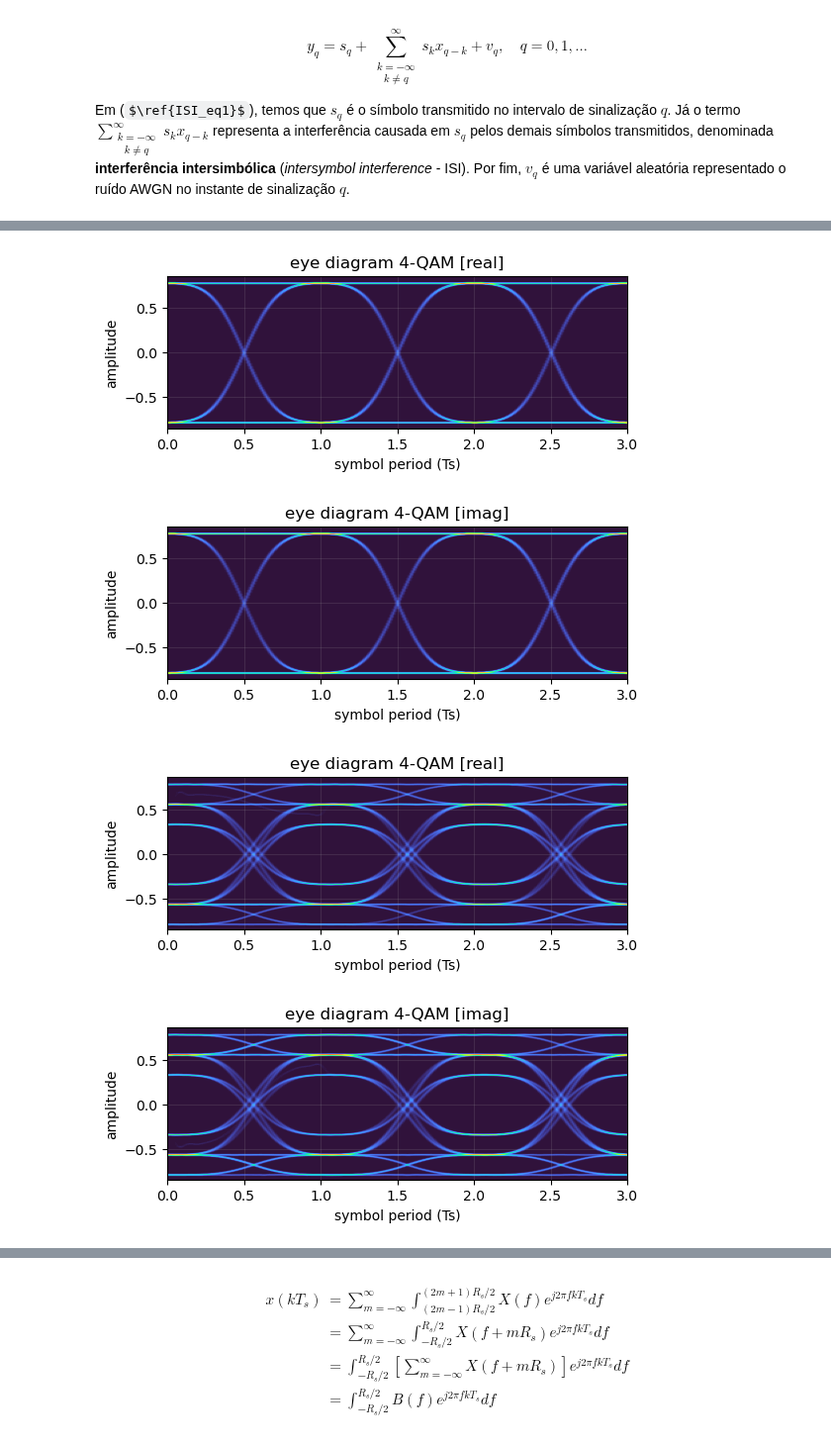
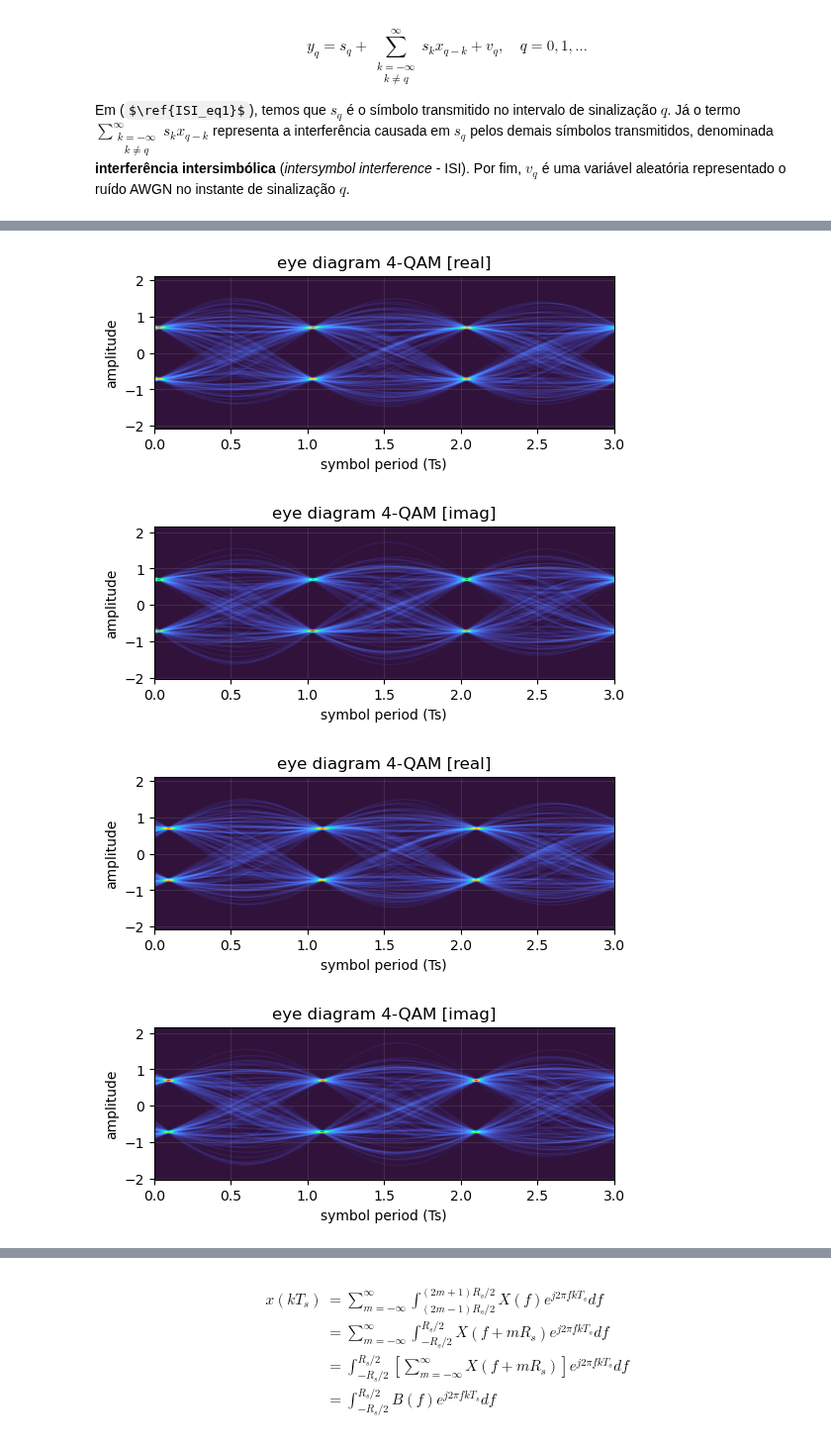
Before and after one commit to edsonportosilva/TDI, a Jupyter notebook: jupyter/4 - Transmissão digital em canais limitados em banda.ipynb, the cells around one changed output, grey strips where cells are left out. Shown at 99% size. Cells and saved outputs as stored; diff of their text form; code cells hidden in the pictures; some formulas as TeX source.

```diff
--- a/jupyter/4 - Transmissão digital em canais limitados em banda.ipynb
+++ b/jupyter/4 - Transmissão digital em canais limitados em banda.ipynb
@@ -241,6 +241,7 @@ symbTx = pnorm(symbTx) # power normalization
 
 # resposta do canal linear
 h_ch = np.array([0, 0.2, 1, 0.2])
+h_ch = np.array([0, 0, 1, 0])
 
 # upsampling
 symbolsUp = upsample(symbTx, SpS)
@@ -248,37 +249,35 @@ h_ch_Up = upsample(h_ch, SpS)
 h_ch_Up = h_ch_Up/np.sum(h_ch_Up)
 
 # pulso NRZ típico
-pulse = pulseShape('nrz', SpS)
+pulse = pulseShape('rrc', SpS, N=4096, alpha=0.005)
 pulse = pulse/np.sum(pulse)
 
 # formatação de pulso
 sigTx = firFilter(pulse, symbolsUp)
 sigTx = pnorm(sigTx)
 
 # canal linear
 sigRx = firFilter(h_ch_Up, sigTx)
 
 # ruído gaussiano branco
 Namostras = sigTx.size
 σ2  = 1e-7 # variância
 μ   = 0         # média
 
 σ      = np.sqrt(σ2*SpS)
 ruido  = normal(μ, σ, Namostras)
 ruidoC  = (normal(μ, σ, Namostras) + 1j*normal(μ, σ, Namostras))/np.sqrt(2)
 
 # diagrama de olho
 Nsamples = sigTx.size
 if constType == 'pam':
     eyediagram(sigTx.real, Nsamples, SpS, plotlabel= str(M)+'-PAM', ptype='fancy')
     eyediagram((sigRx + ruido).real, Nsamples, SpS, plotlabel= str(M)+'-PAM', ptype='fancy')
 else:
     eyediagram(sigTx, Nsamples, SpS, plotlabel= str(M)+'-QAM', ptype='fancy')
     eyediagram(sigRx + ruidoC, Nsamples, SpS, plotlabel= str(M)+'-QAM', ptype='fancy')
-
-pconst(pnorm((sigRx + ruidoC)[10*SpS:-10*SpS:SpS]), pType='fast', R=1.5);
 # %% [output]
-[figure, old version]
+[figure, new version]
-[figure, old version]
+[figure, new version]
-[figure, old version]
+[figure, new version]
-[figure, old version]
+[figure, new version]
```
Also changed, not shown: parts of 9 cells of this notebook, 8 other files.
